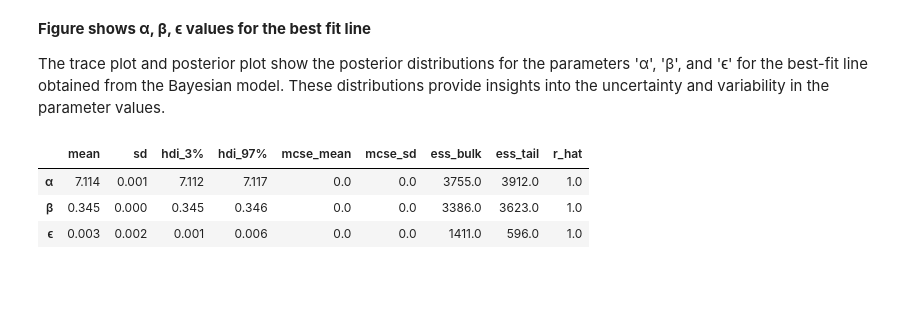
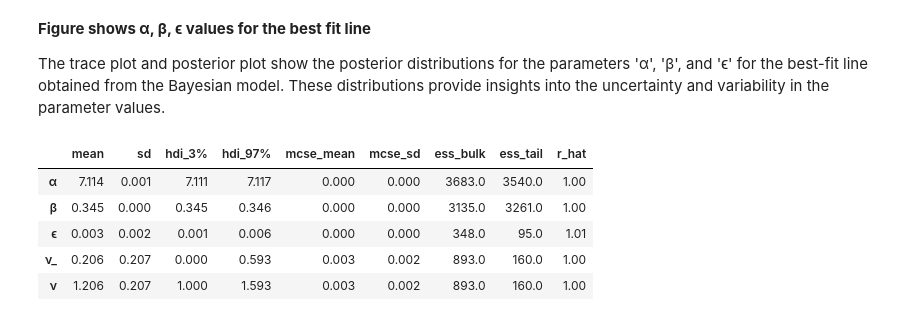
Before and after one commit to AhmadHassan71/statistical-modeling-using-pymc3, a Jupyter notebook: Workshops/Workshop7/Workshop7.ipynb, the cells around one changed output. Saved outputs shown, nothing was run; the diff lists cells and outputs as text; code cells hidden in the pictures; blank space fills up the shorter version.

```diff
--- a/Workshops/Workshop7/Workshop7.ipynb
+++ b/Workshops/Workshop7/Workshop7.ipynb
@@ -99,10 +111,12 @@ plt.show()
 **Figure shows α, β, ϵ values for the best fit line**
 
 The trace plot and posterior plot show the posterior distributions for the parameters 'α', 'β', and 'ϵ' for the best-fit line obtained from the Bayesian model. These distributions provide insights into the uncertainty and variability in the parameter values.
-# %%
-pm.summary(trace_t, var_names=['α', 'β', 'ϵ'])
-# %% [output]
-|  | mean | sd | hdi_3% | hdi_97% | mcse_mean | mcse_sd | ess_bulk | ess_tail | r_hat |
-| α | 7.114 | 0.001 | 7.112 | 7.117 | 0.0 | 0.0 | 3755.0 | 3912.0 | 1.0 |
-| β | 0.345 | 0.000 | 0.345 | 0.346 | 0.0 | 0.0 | 3386.0 | 3623.0 | 1.0 |
-| ϵ | 0.003 | 0.002 | 0.001 | 0.006 | 0.0 | 0.0 | 1411.0 | 596.0 | 1.0 |
+# %%
+az.summary(trace_t)
+# %% [output]
+|  | mean | sd | hdi_3% | hdi_97% | mcse_mean | mcse_sd | ess_bulk | ess_tail | r_hat |
+| α | 7.114 | 0.001 | 7.111 | 7.117 | 0.000 | 0.000 | 3683.0 | 3540.0 | 1.00 |
+| β | 0.345 | 0.000 | 0.345 | 0.346 | 0.000 | 0.000 | 3135.0 | 3261.0 | 1.00 |
+| ϵ | 0.003 | 0.002 | 0.001 | 0.006 | 0.000 | 0.000 | 348.0 | 95.0 | 1.01 |
+| ν_ | 0.206 | 0.207 | 0.000 | 0.593 | 0.003 | 0.002 | 893.0 | 160.0 | 1.00 |
+| ν | 1.206 | 0.207 | 1.000 | 1.593 | 0.003 | 0.002 | 893.0 | 160.0 | 1.00 |
```
Also changed, not shown: parts of 14 cells of this notebook.
